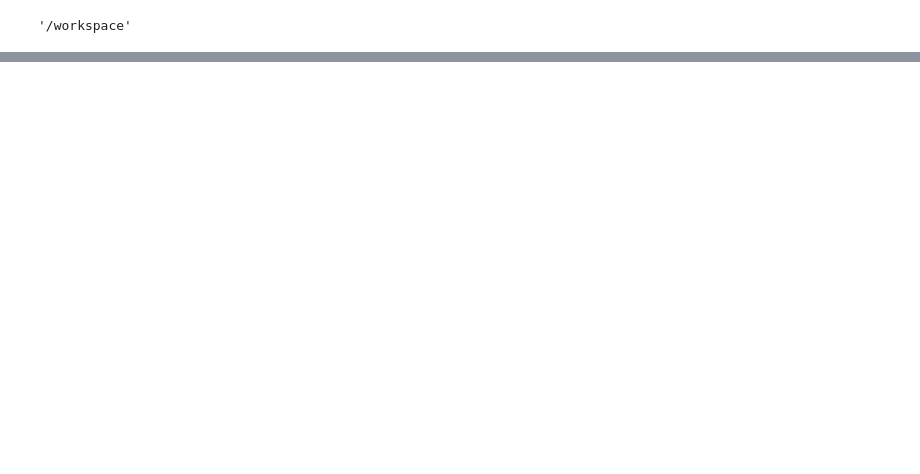
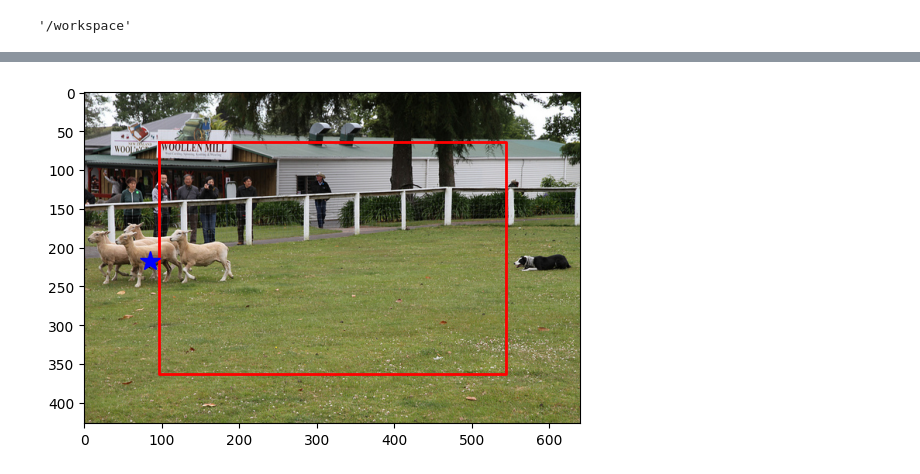
Before and after one commit to crimama/RobustMixGen, a Jupyter notebook: augmentation/json_maker.ipynb, the cells around one changed output, grey strips where cells are left out. Drawn from its saved outputs; the diff is of its cells as text; code cells hidden in the pictures; blank space fills up the shorter version.

```diff
--- a/augmentation/json_maker.ipynb
+++ b/augmentation/json_maker.ipynb
@@ -30,0 +64,5 @@ index created!
+# %%
+# load image 95989
+img_id = 95989
+img = coco_train.loadImgs(img_id)[0]
+img
@@ -31,3 +78,26 @@ index created!
+# %%
+#load random image and segment its max object
+img = coco_train.loadImgs(95989) #574001, 341550
+#img = coco_train.loadImgs(random.choice(coco_train.getImgIds()))
+# draw a mid rectangle
+#width_area = [0+width*((1-thrs)/2), width-width*((1-thrs)/2)] ,height_area = [0+height*((1-thrs)/2), height-height*((1-thrs)/2)]
+# 70% zone
+width_area = [0+img[0]["width"]*((1-0.7)/2), img[0]["width"]-img[0]["width"]*((1-0.7)/2)]
+height_area = [0+img[0]["height"]*((1-0.7)/2), img[0]["height"]-img[0]["height"]*((1-0.7)/2)]
+# show mid point of max annotation
+annIds = coco_train.getAnnIds(imgIds=img[0]['id'], iscrowd=None)
+anns = coco_train.loadAnns(annIds)
+max_ann = max(anns, key=lambda x: x['area'])
+midpoint_max = [max_ann['bbox'][0]+max_ann['bbox'][2]/2, max_ann['bbox'][1]+max_ann['bbox'][3]/2]
+# show image with mid rectangle
+I = io.imread(img[0]['coco_url'])
+plt.imshow(I)
+plt.plot([width_area[0], width_area[1], width_area[1], width_area[0], width_area[0]], [height_area[0], height_area[0], height_area[1], height_area[1], height_area[0]], linewidth=2, color='r')
+# plot midpoint max with blue star with big size
+plt.plot(midpoint_max[0], midpoint_max[1], 'b*', markersize=15)
+plt.show()
+# %% [output]
+[figure, added]
 # %%
 plural_map = {'person': 'people', 'bus': 'buses', 'bench':'benches','couch': 'couches', 'sandwich': 'sandwiches', 'scissors':'scissorses', 'knife':'knives', 'toothbrush':'toothbrushes'}
 
```
Also changed, not shown: parts of 8 cells of this notebook, 1 other file.
